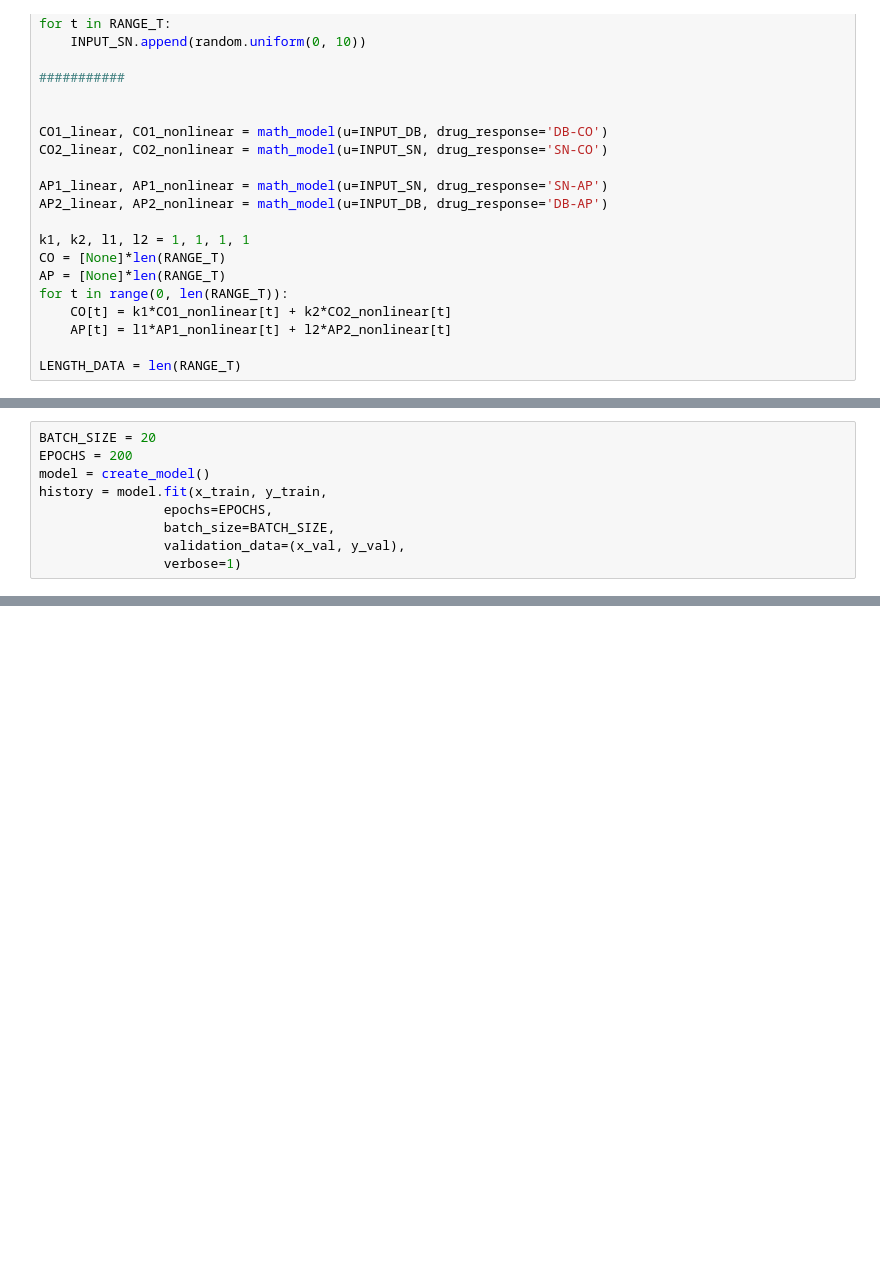
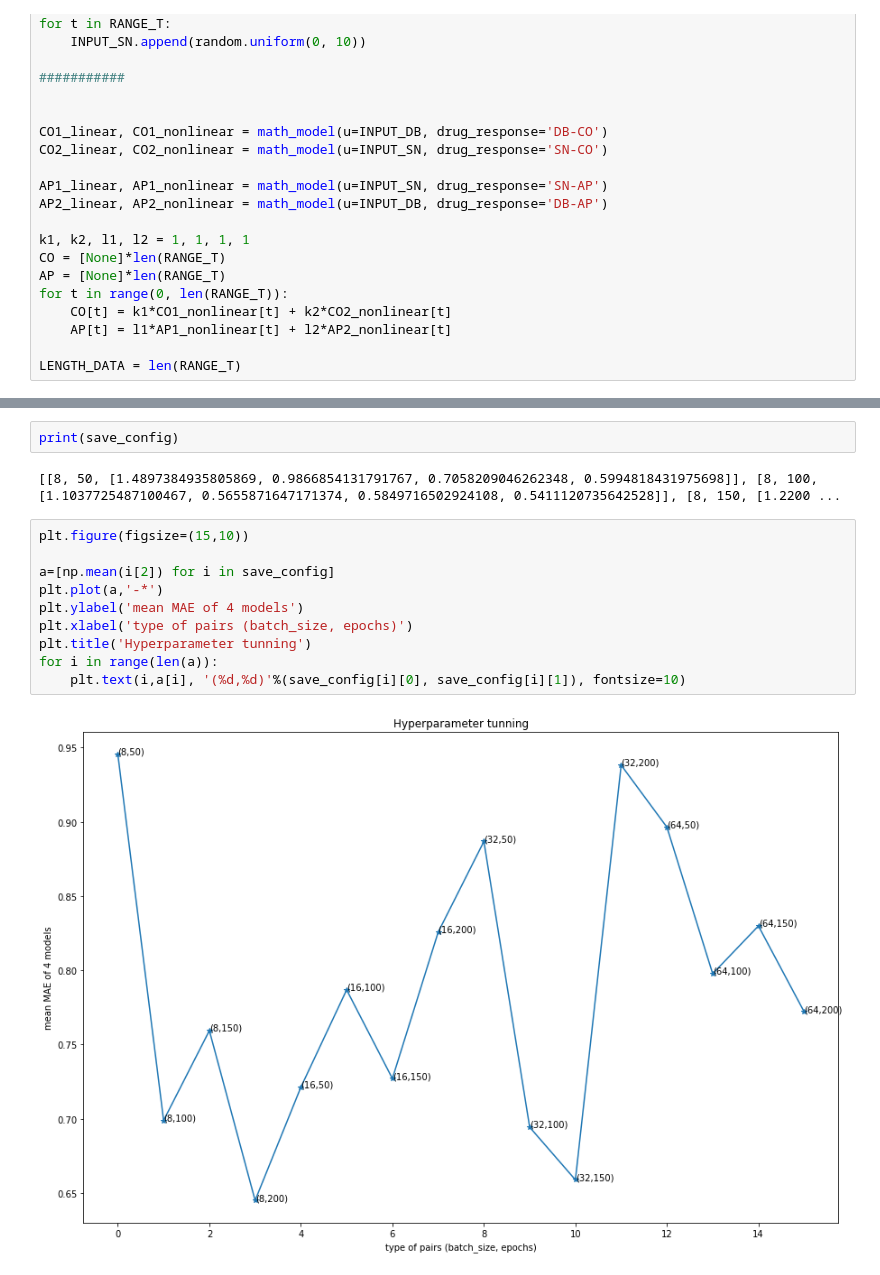
Before and after one commit to cqpham28/cnn-drug-infusion, a Jupyter notebook: notebooks/dogs_ver2.ipynb, the cells around one changed output, grey strips where cells are left out. Cells and saved outputs as stored; diff of their text form; blank space fills up the shorter version.

```diff
--- a/notebooks/dogs_ver2.ipynb
+++ b/notebooks/dogs_ver2.ipynb
@@ -378,9 +347,0 @@ def create_model():
-# %%
-BATCH_SIZE = 20
-EPOCHS = 200
-model = create_model()
-history = model.fit(x_train, y_train,
-                epochs=EPOCHS,
-                batch_size=BATCH_SIZE,
-                validation_data=(x_val, y_val),
-                verbose=1)
@@ -413,0 +421,16 @@ plt.show()
+# %%
+print(save_config)
+# %% [output]
+[[8, 50, [1.4897384935805869, 0.9866854131791767, 0.7058209046262348, 0.5994818431975698]], [8, 100, [1.1037725487100467, 0.5655871647171374, 0.5849716502924108, 0.5411120735642528]], [8, 150, [1.2200 ...
+# %%
+plt.figure(figsize=(15,10))
+
+a=[np.mean(i[2]) for i in save_config]
+plt.plot(a,'-*')
+plt.ylabel('mean MAE of 4 models')
+plt.xlabel('type of pairs (batch_size, epochs)')
+plt.title('Hyperparameter tunning')
+for i in range(len(a)):
+    plt.text(i,a[i], '(%d,%d)'%(save_config[i][0], save_config[i][1]), fontsize=10)
+# %% [output]
+[figure, added]
```
Also changed, not shown: parts of 13 cells of this notebook.
